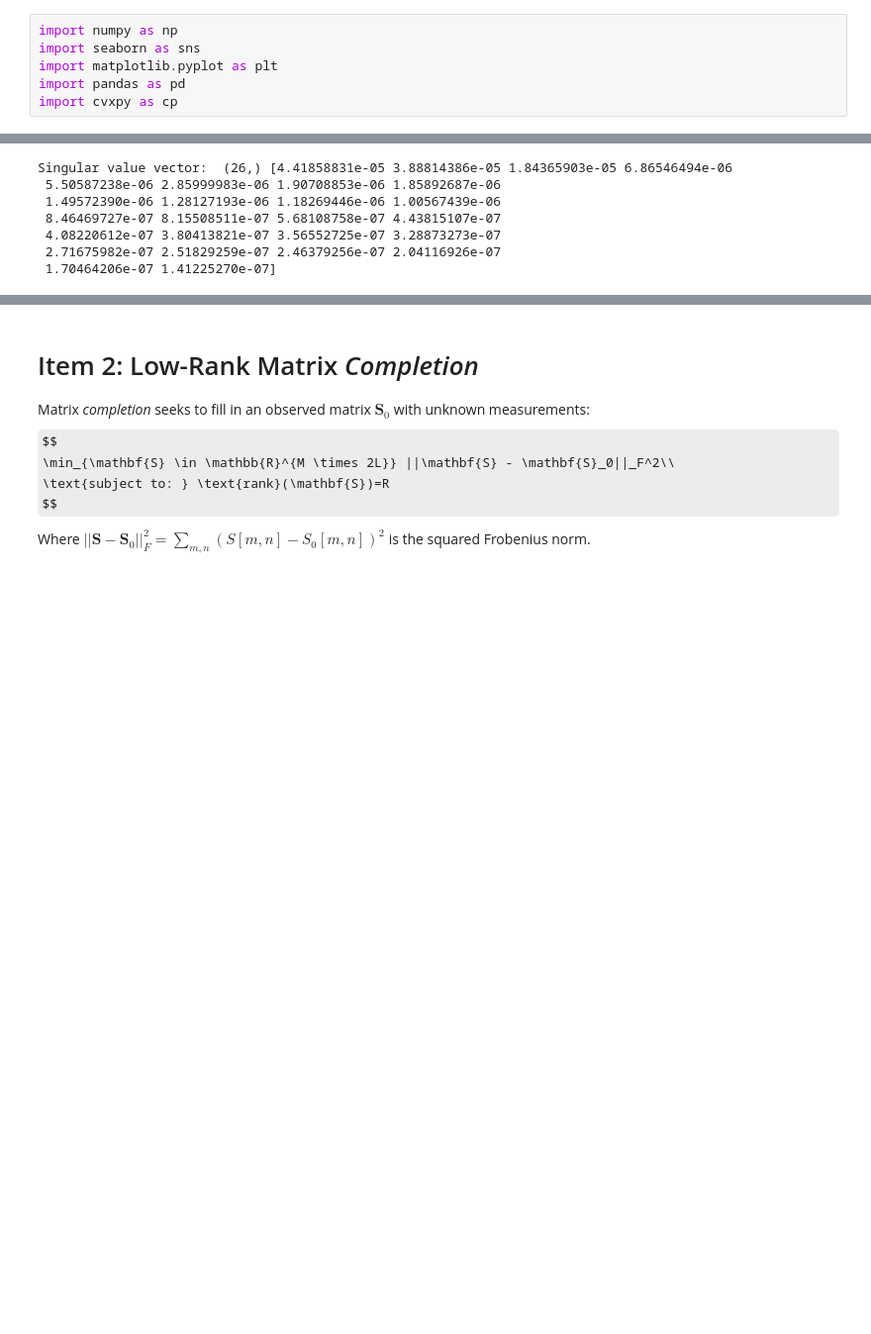
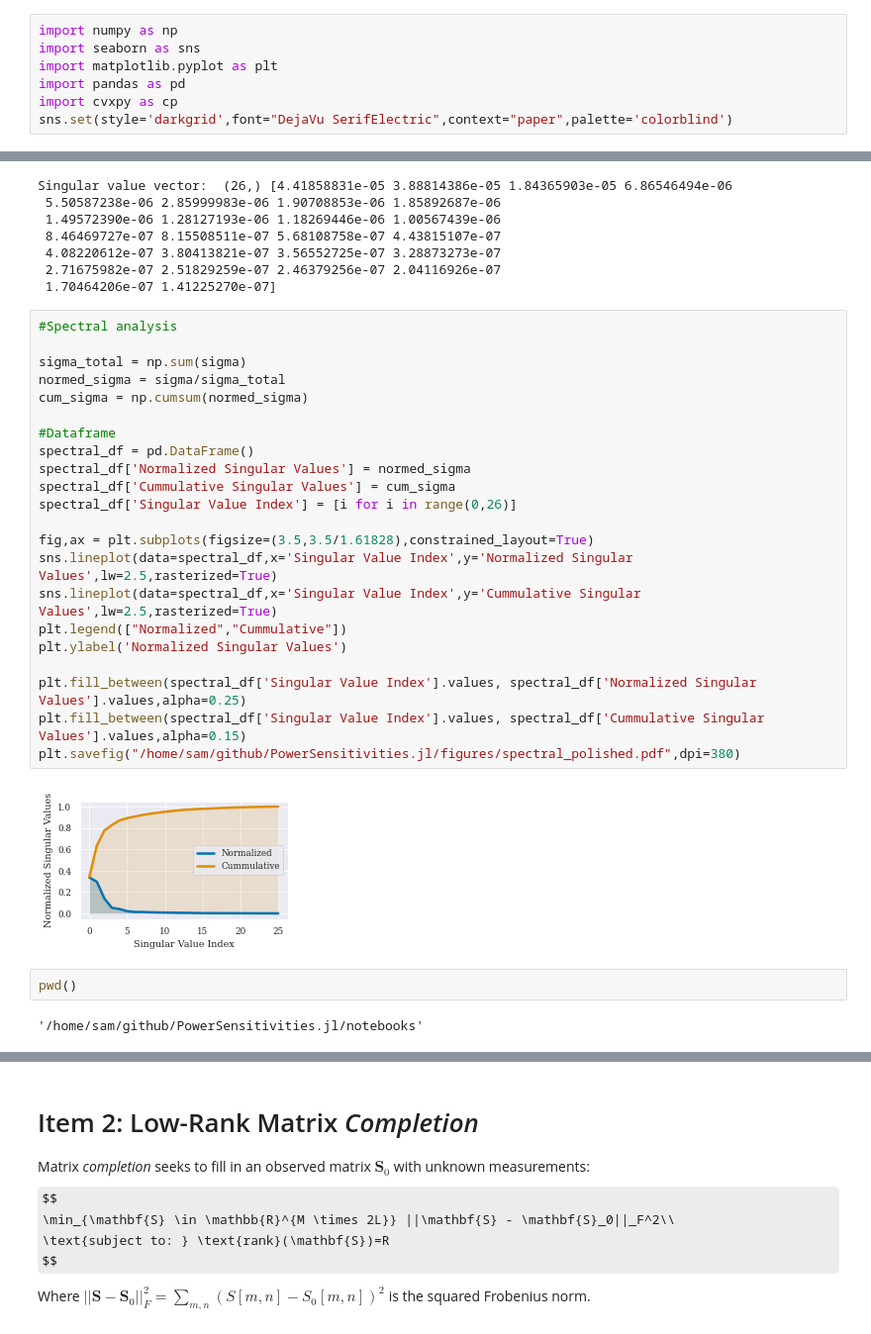
Before and after one commit to samtalki/PowerSensitivities.jl, a Jupyter notebook: notebooks/Sens_Matrix_Completion.ipynb, the cells around one changed output, grey strips where cells are left out. Shown at 99% size. Saved outputs shown, nothing was run; the diff lists cells and outputs as text; some formulas as TeX source; blank space fills up the shorter version.

Commit message:
Polished Spectral Analysis Figure

```diff
--- a/notebooks/Sens_Matrix_Completion.ipynb
+++ b/notebooks/Sens_Matrix_Completion.ipynb
@@ -4,6 +4,7 @@ import seaborn as sns
 import matplotlib.pyplot as plt
 import pandas as pd
 import cvxpy as cp
+sns.set(style='darkgrid',font="DejaVu SerifElectric",context="paper",palette='colorblind')
 # %%
 %store
 # %% [output]
@@ -139,4 +140,32 @@ Singular value vector:  (26,) [4.41858831e-05 3.88814386e-05 1.84365903e-05 6.86
  4.08220612e-07 3.80413821e-07 3.56552725e-07 3.28873273e-07
  2.71675982e-07 2.51829259e-07 2.46379256e-07 2.04116926e-07
  1.70464206e-07 1.41225270e-07]
+# %%
+#Spectral analysis
+
+sigma_total = np.sum(sigma)
+normed_sigma = sigma/sigma_total
+cum_sigma = np.cumsum(normed_sigma)
+
+#Dataframe
+spectral_df = pd.DataFrame()
+spectral_df['Normalized Singular Values'] = normed_sigma
+spectral_df['Cummulative Singular Values'] = cum_sigma
+spectral_df['Singular Value Index'] = [i for i in range(0,26)]
+
+fig,ax = plt.subplots(figsize=(3.5,3.5/1.61828),constrained_layout=True)
+sns.lineplot(data=spectral_df,x='Singular Value Index',y='Normalized Singular Values',lw=2.5,rasterized=True)
+sns.lineplot(data=spectral_df,x='Singular Value Index',y='Cummulative Singular Values',lw=2.5,rasterized=True)
+plt.legend(["Normalized","Cummulative"])
+plt.ylabel('Normalized Singular Values')
+
+plt.fill_between(spectral_df['Singular Value Index'].values, spectral_df['Normalized Singular Values'].values,alpha=0.25)
+plt.fill_between(spectral_df['Singular Value Index'].values, spectral_df['Cummulative Singular Values'].values,alpha=0.15)
+plt.savefig("/home/sam/github/PowerSensitivities.jl/figures/spectral_polished.pdf",dpi=380)
+# %% [output]
+[figure, added]
+# %%
+pwd()
+# %% [output]
+'/home/sam/github/PowerSensitivities.jl/notebooks'
 # %%
```
Also changed, not shown: parts of 1 cell of this notebook, 1 other file.
